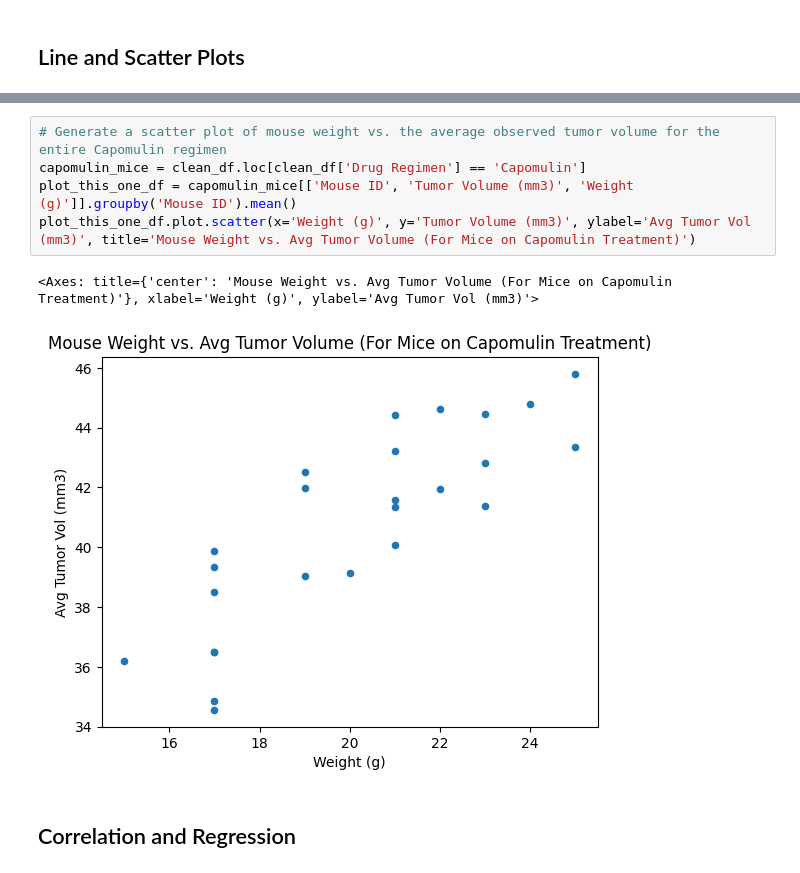
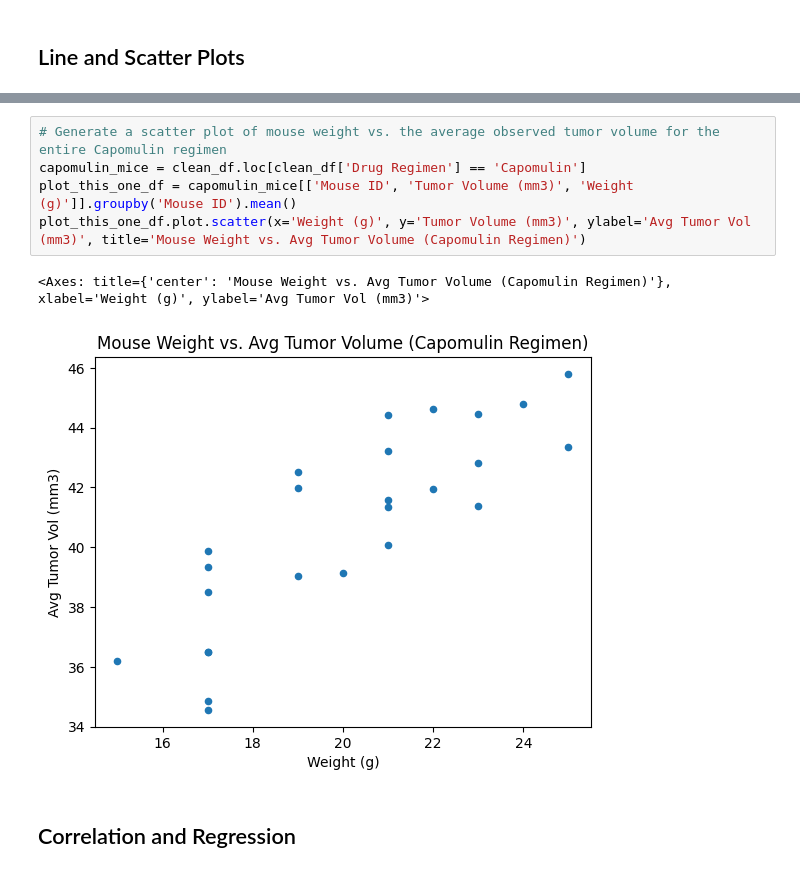
Before and after one commit to makennavick/visualization-challenge, a Jupyter notebook: pymaceuticals_starter.ipynb, the cells around one changed output, grey strips where cells are left out. Cells and saved outputs as stored; diff of their text form.

```diff
--- a/pymaceuticals_starter.ipynb
+++ b/pymaceuticals_starter.ipynb
@@ -289,11 +306,11 @@ capomulin_mouse.plot(x=x, y=y, title=title, ylabel=y, xlabel=(x+' (Days)'))
 # %%
 # Generate a scatter plot of mouse weight vs. the average observed tumor volume for the entire Capomulin regimen
 capomulin_mice = clean_df.loc[clean_df['Drug Regimen'] == 'Capomulin']
 plot_this_one_df = capomulin_mice[['Mouse ID', 'Tumor Volume (mm3)', 'Weight (g)']].groupby('Mouse ID').mean()
-plot_this_one_df.plot.scatter(x='Weight (g)', y='Tumor Volume (mm3)', ylabel='Avg Tumor Vol (mm3)', title='Mouse Weight vs. Avg Tumor Volume (For Mice on Capomulin Treatment)')
+plot_this_one_df.plot.scatter(x='Weight (g)', y='Tumor Volume (mm3)', ylabel='Avg Tumor Vol (mm3)', title='Mouse Weight vs. Avg Tumor Volume (Capomulin Regimen)')
 # %% [output]
-<Axes: title={'center': 'Mouse Weight vs. Avg Tumor Volume (For Mice on Capomulin Treatment)'}, xlabel='Weight (g)', ylabel='Avg Tumor Vol (mm3)'>
+<Axes: title={'center': 'Mouse Weight vs. Avg Tumor Volume (Capomulin Regimen)'}, xlabel='Weight (g)', ylabel='Avg Tumor Vol (mm3)'>
-[figure, old version]
+[figure, new version]
 # %% [markdown]
 ## Correlation and Regression
 # %%
```
Also changed, not shown: parts of 12 cells of this notebook, 1 other file.
